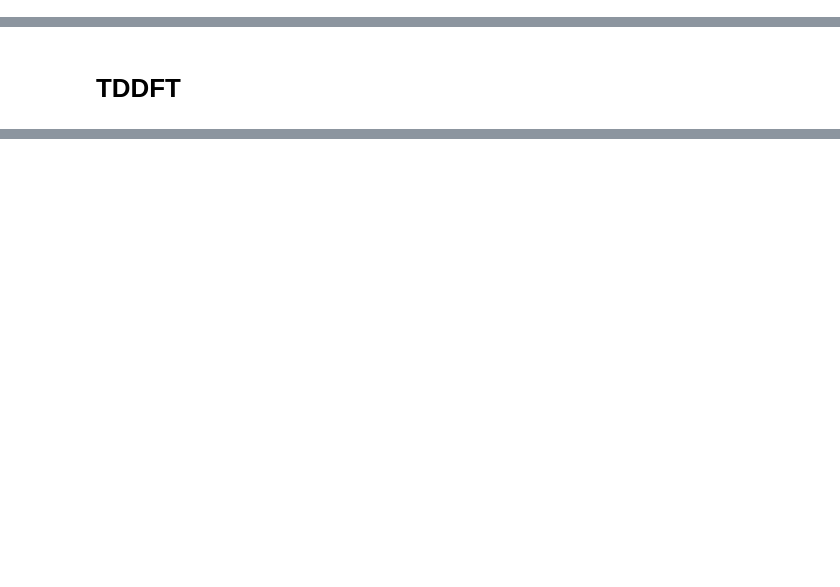
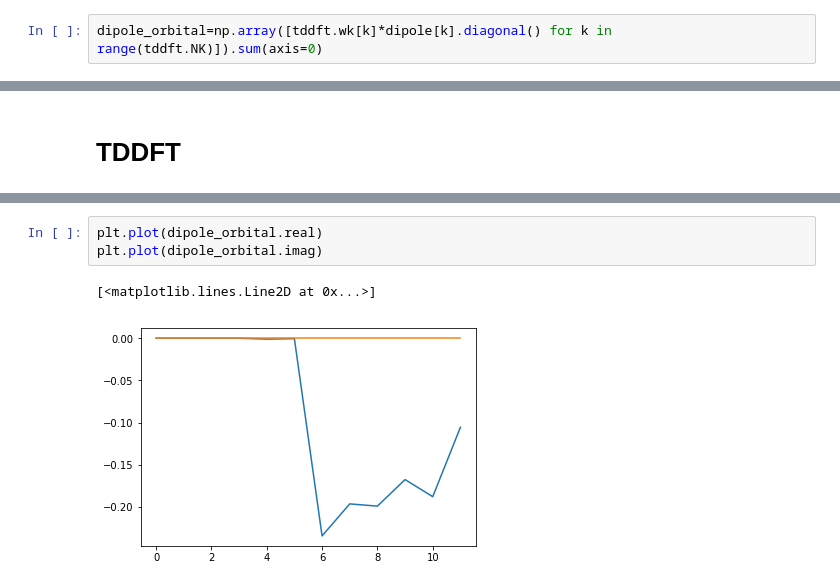
Before and after one commit to abhirup86/TDDFT-2, a Jupyter notebook: Test.ipynb, the cells around one changed output, grey strips where cells are left out. Saved outputs shown, nothing was run; the diff lists cells and outputs as text; blank space fills up the shorter version.

```diff
--- a/Test.ipynb
+++ b/Test.ipynb
@@ -51,3 +50,5 @@ dipole=tddft.get_dipole_matrix(direction)
 plt.title("Dipole matrix at K=0")
 plt.imshow(np.abs(dipole[0]))
 plt.colorbar()
+# %%
+dipole_orbital=np.array([tddft.wk[k]*dipole[k].diagonal() for k in range(tddft.NK)]).sum(axis=0)
@@ -163,0 +157,6 @@ plt.grid()
+# %%
+plt.plot(dipole_orbital.real)
+plt.plot(dipole_orbital.imag)
+# %% [output]
+[<matplotlib.lines.Line2D at 0x...>]
+[figure, added]
```
Also changed, not shown: parts of 18 cells of this notebook, 1 other file.
